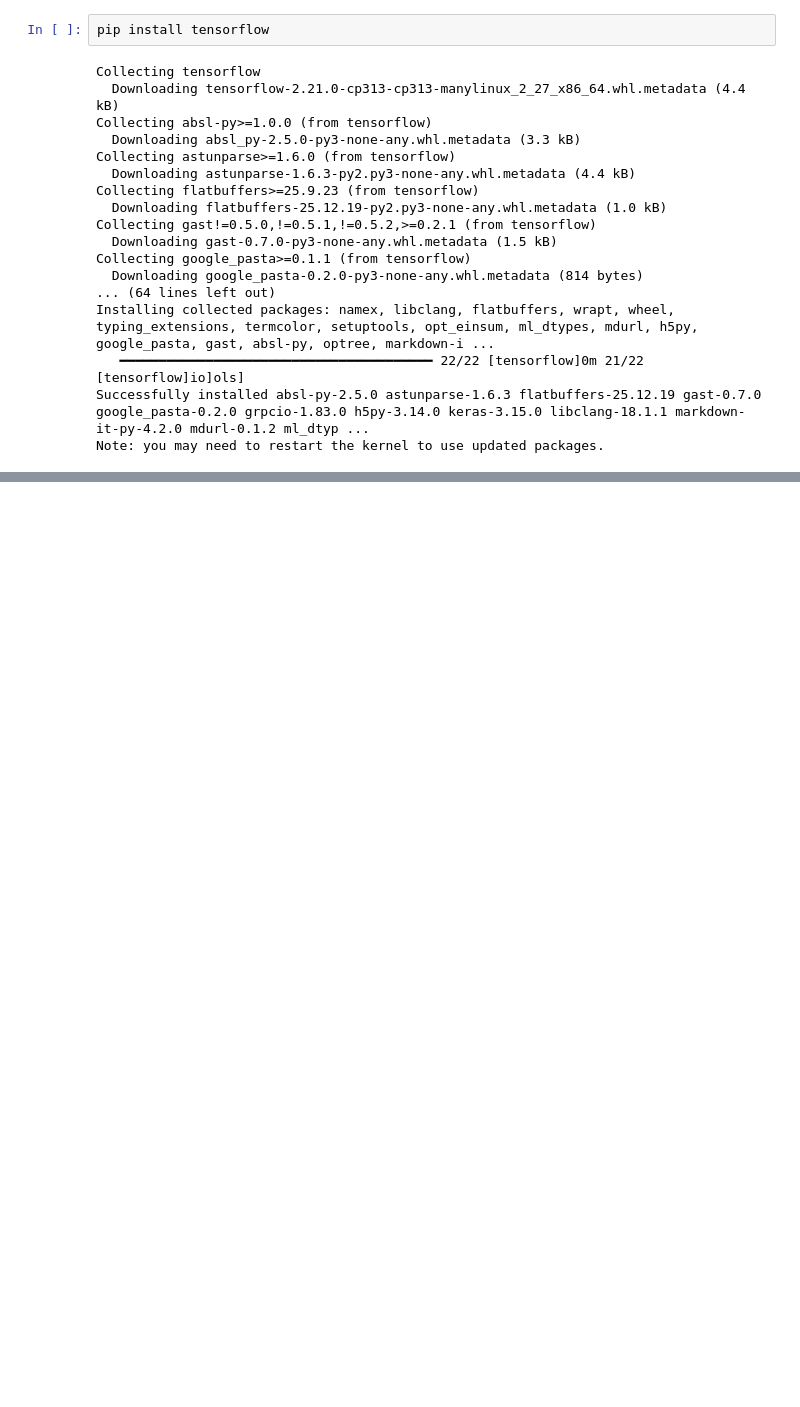
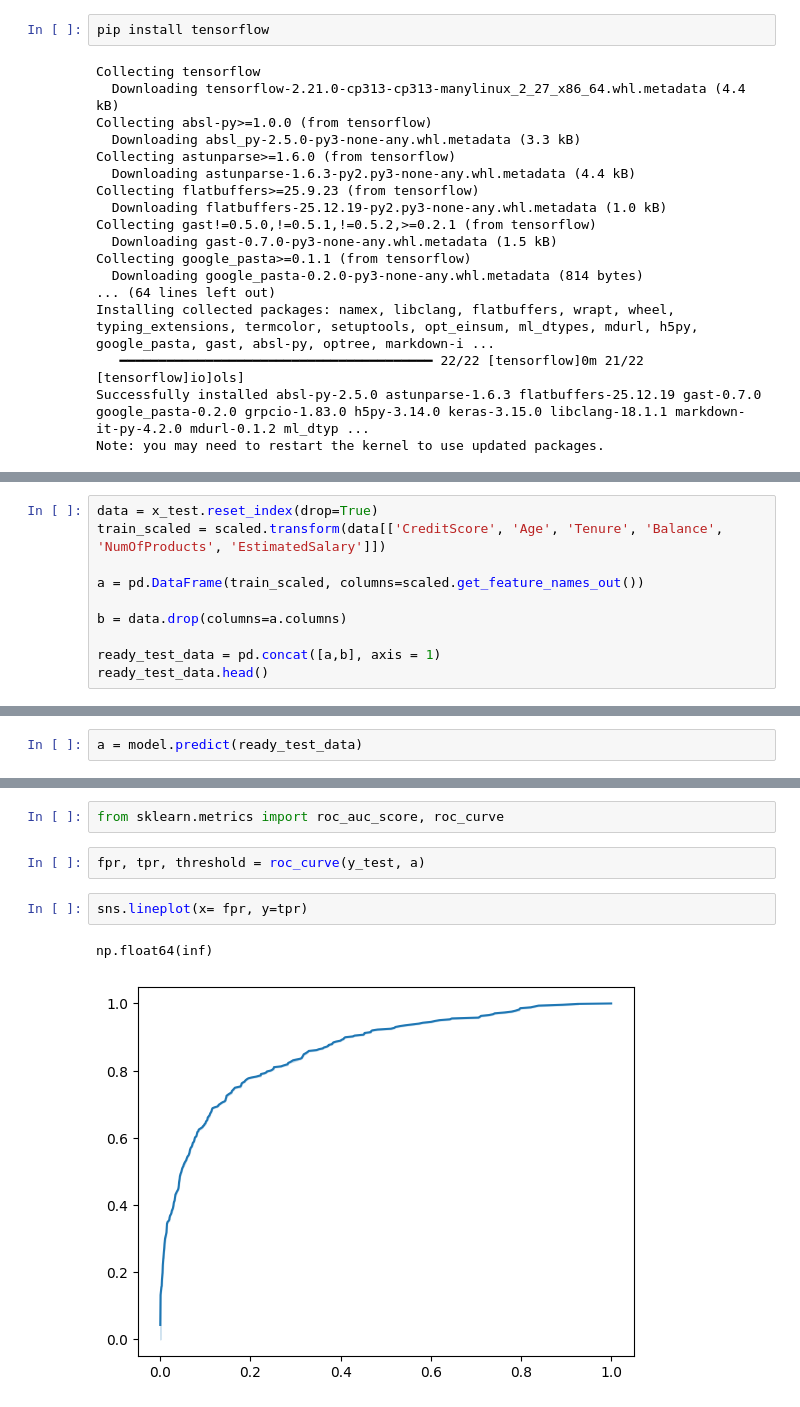
Before and after one commit to lalithrajr1034/Deep_learning_practice, a Jupyter notebook: DL/ANN/Practice/deep_learning_clasification.ipynb, the cells around one changed output, grey strips where cells are left out. Cells and saved outputs as stored; diff of their text form; blank space fills up the shorter version.

```diff
--- a/DL/ANN/Practice/deep_learning_clasification.ipynb
+++ b/DL/ANN/Practice/deep_learning_clasification.ipynb
@@ -22,0 +233,10 @@ import
+# %%
+data = x_test.reset_index(drop=True)
+train_scaled = scaled.transform(data[['CreditScore', 'Age', 'Tenure', 'Balance', 'NumOfProducts', 'EstimatedSalary']])
+
+a = pd.DataFrame(train_scaled, columns=scaled.get_feature_names_out())
+
+b = data.drop(columns=a.columns)
+
+ready_test_data = pd.concat([a,b], axis = 1)
+ready_test_data.head()
@@ -22,0 +250,2 @@ import
+# %%
+a = model.predict(ready_test_data)
@@ -22,0 +264,9 @@ import
+# %%
+from sklearn.metrics import roc_auc_score, roc_curve
+# %%
+fpr, tpr, threshold = roc_curve(y_test, a)
+# %%
+sns.lineplot(x= fpr, y=tpr)
+# %% [output]
+np.float64(inf)
+[figure, added]
```
Also changed, not shown: parts of 41 cells of this notebook.
